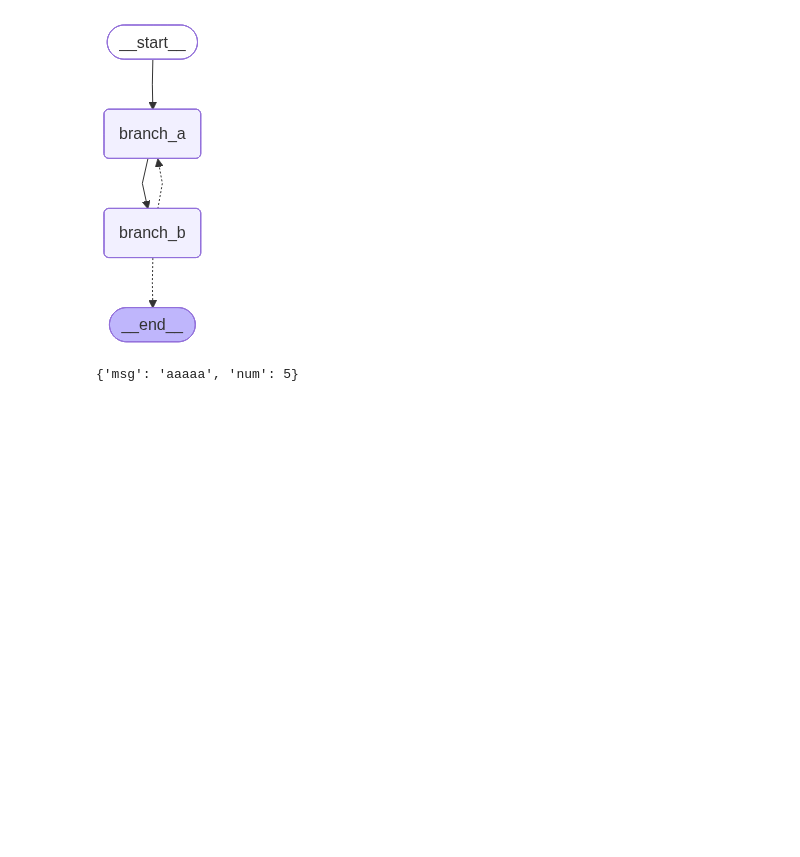
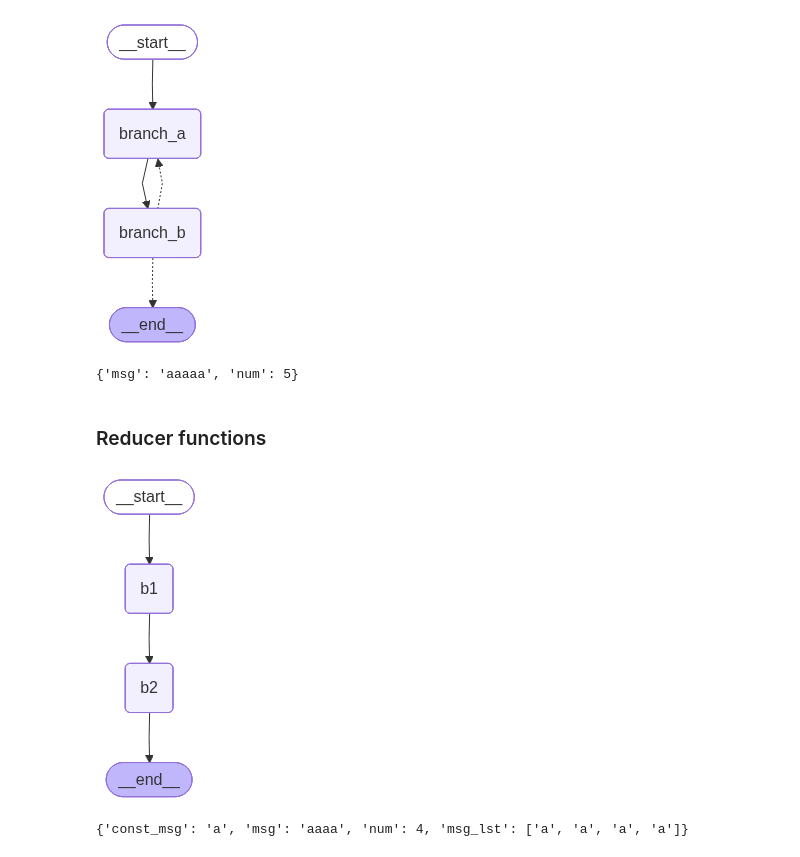
Before and after one commit to Sabbha20/crispy_lg_agent, a Jupyter notebook: 000_Basics.ipynb, the cells around one changed output. Saved outputs shown, nothing was run; the diff lists cells and outputs as text; code cells hidden in the pictures; blank space fills up the shorter version.

Commit message:
feat: impl reducer

```diff
--- a/000_Basics.ipynb
+++ b/000_Basics.ipynb
@@ -125,3 +125,40 @@ runnable
 runnable.invoke({"msg": "a", "num": 1})
 # %% [output]
 {'msg': 'aaaaa', 'num': 5}
+# %% [markdown]
+### Reducer functions
+# %%
+from typing import TypedDict, Annotated
+from langgraph.graph import StateGraph, START, END
+from operator import add
+
+class InputState(TypedDict):
+    const_msg: str
+    msg: Annotated[str, add]
+    num: Annotated[int, add]
+    msg_lst: Annotated[list[str], add]
+
+def modify_state(state: InputState):
+    return state
+# %%
+g1 = StateGraph(InputState)
+
+g1.add_node("b1", modify_state)
+g1.add_node("b2", modify_state)
+g1.add_edge(START, "b1")
+g1.add_edge("b1", "b2")
+g1.add_edge("b2", END)
+
+runnable = g1.compile()
+runnable
+# %% [output]
+[figure, added]
+# %%
+runnable.invoke({
+    "const_msg": "a",
+    "msg": "a",
+    "num": 1,
+    "msg_lst": ["a"]
+})
+# %% [output]
+{'const_msg': 'a', 'msg': 'aaaa', 'num': 4, 'msg_lst': ['a', 'a', 'a', 'a']}
```
